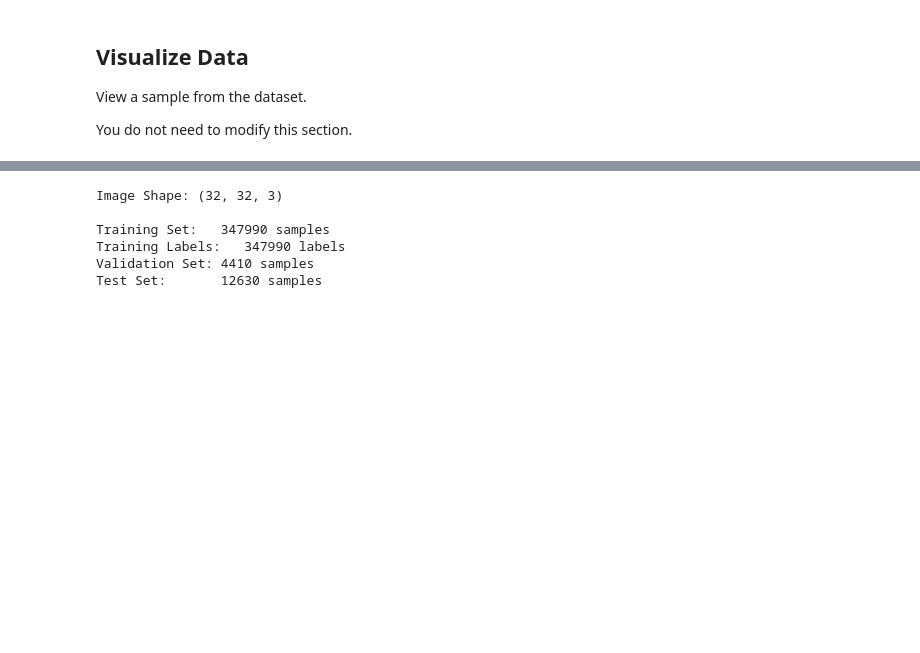
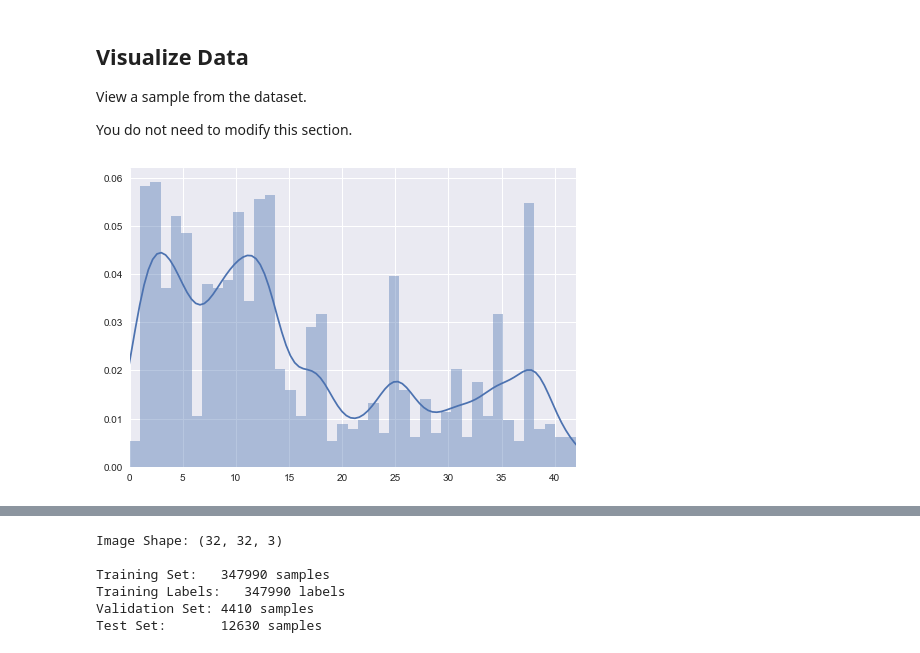
Before and after one commit to mulshankar/TrafficSignClassifier_Sankar, a Jupyter notebook: TrafficSignClassifier_Sankar.ipynb, the cells around one changed output, grey strips where cells are left out. Cells and saved outputs as stored; diff of their text form; code cells hidden in the pictures; blank space fills up the shorter version.

Commit message:
- added seaborn code for data visualization

```diff
--- a/TrafficSignClassifier_Sankar.ipynb
+++ b/TrafficSignClassifier_Sankar.ipynb
@@ -52,6 +52,15 @@ You do not need to modify this section.
 View a sample from the dataset.
 
 You do not need to modify this section.
+# %%
+import seaborn as sns
+import matplotlib.pyplot as plt
+
+hist = sns.distplot(y_train, bins=43)
+plt.xlim(0, 42)
+plt.show()
+# %% [output]
+[figure, added]
 # %%
 ### pre-processing code from Yadav (google search)
 import numpy as np
```
Also changed, not shown: parts of 6 cells of this notebook.
